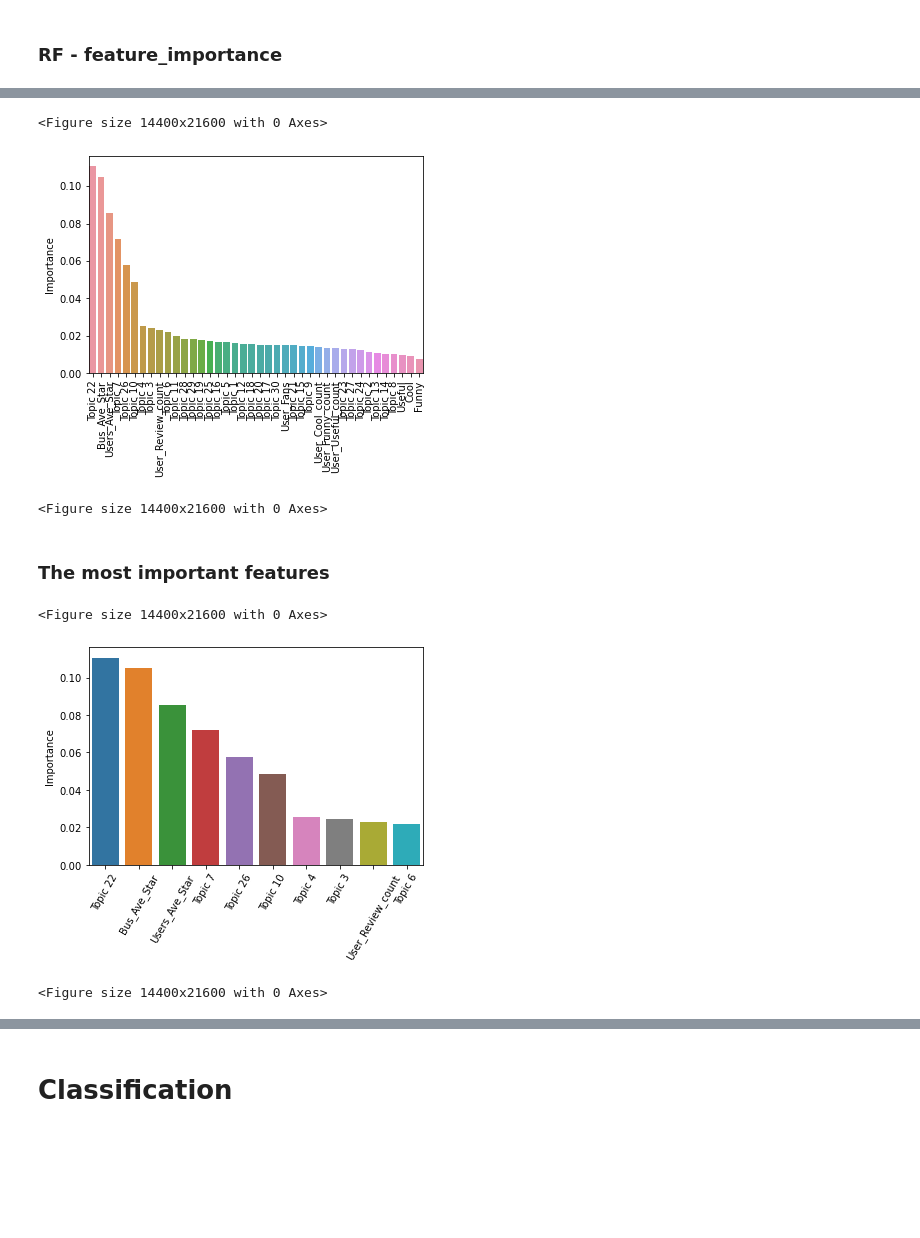
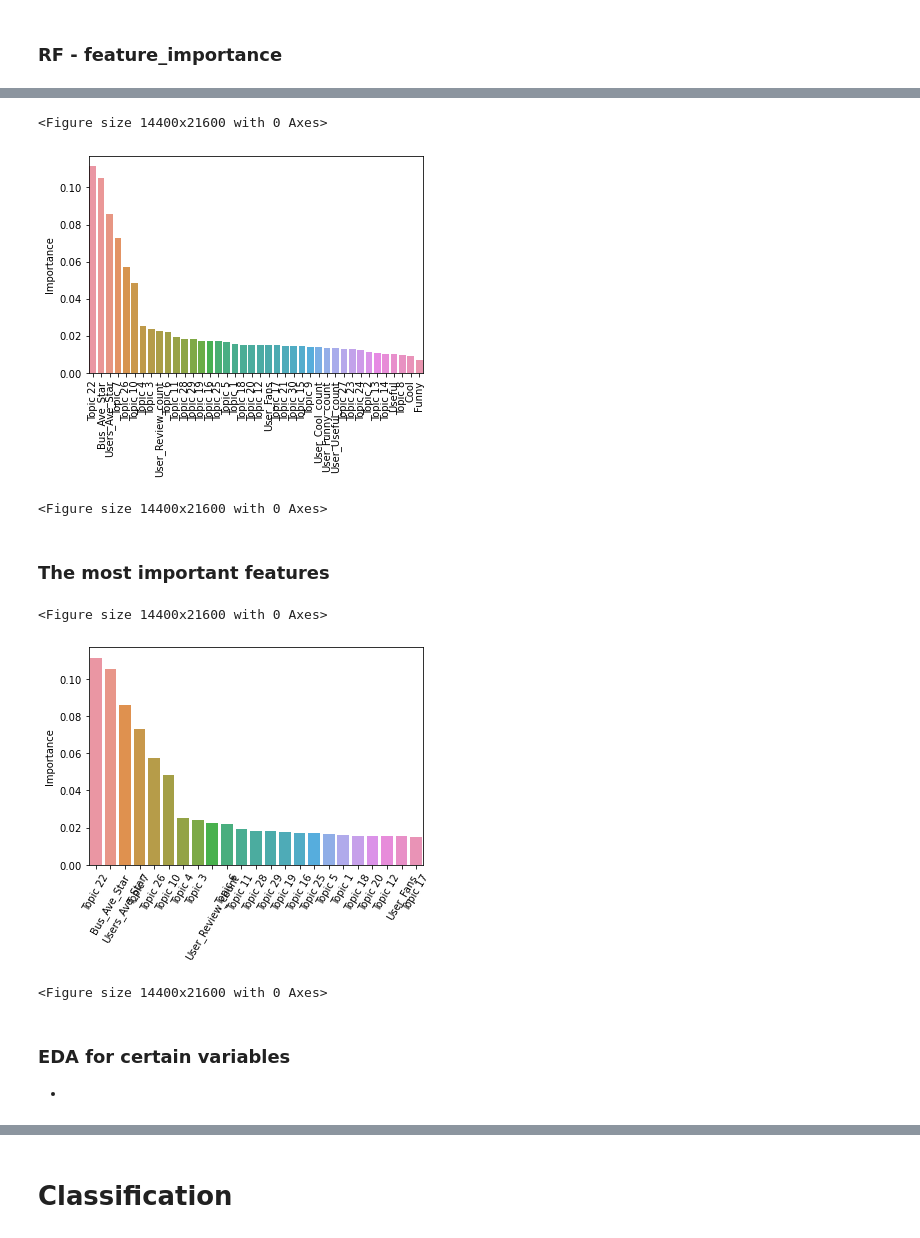
Before and after one commit to jding62/Yelp-Challenge-Project, a Jupyter notebook: 101C Project_v1.ipynb, the cells around one changed output, grey strips where cells are left out. Saved outputs shown, nothing was run; the diff lists cells and outputs as text; code cells hidden in the pictures; blank space fills up the shorter version.

```diff
--- a/101C Project_v1.ipynb
+++ b/101C Project_v1.ipynb
@@ -575,7 +617,7 @@ Index(['Useful', 'Cool', 'Funny', 'Bus_Ave_Star', 'Users_Ave_Star', 'Topic 1',
 from sklearn.ensemble import RandomForestRegressor
 from sklearn.inspection import permutation_importance
 # %%
-rf = RandomForestRegressor(n_estimators=100)
+rf = RandomForestRegressor(n_estimators=200)
 # %%
 rf.fit(X_train_clean, Y_train)
 # %% [output]
@@ -634,15 +664,18 @@ plt.xticks(rotation = 90)
 plt.figure(figsize = (200,300))
 # %% [output]
 <Figure size 14400x21600 with 0 Axes>
-[figure, old version]
+[figure, new version]
 <Figure size 14400x21600 with 0 Axes>
 # %% [markdown]
 ### The most important features
 # %%
-sns.barplot(x = RF_importance[RF_importance['Importance'] >= 0.02].index ,y=RF_importance[RF_importance['Importance'] >= 0.02].Importance)
+sns.barplot(x = RF_importance[RF_importance['Importance'] >= 0.015].index ,y=RF_importance[RF_importance['Importance'] >= 0.015].Importance)
 plt.xticks(rotation = 60)
 plt.figure(figsize = (200,300))
 # %% [output]
 <Figure size 14400x21600 with 0 Axes>
-[figure, old version]
+[figure, new version]
 <Figure size 14400x21600 with 0 Axes>
+# %% [markdown]
+### EDA for certain variables
++
```
Also changed, not shown: parts of 40 cells of this notebook.
